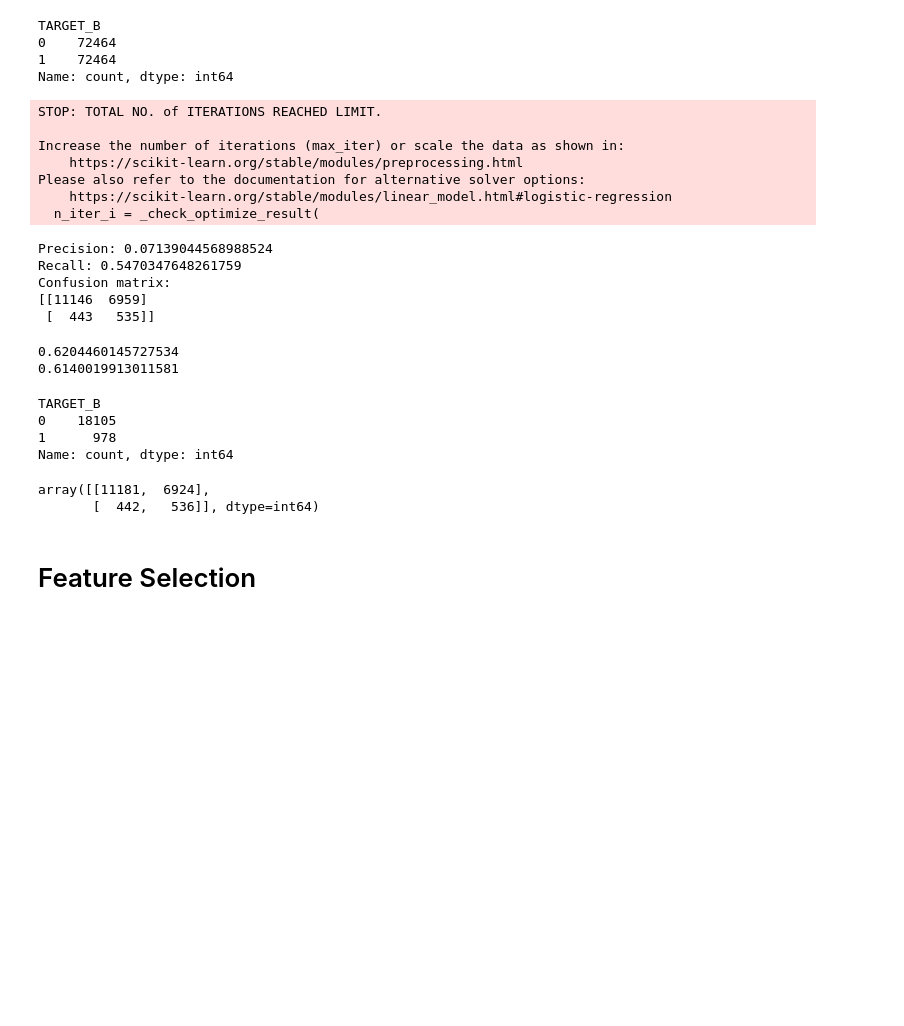
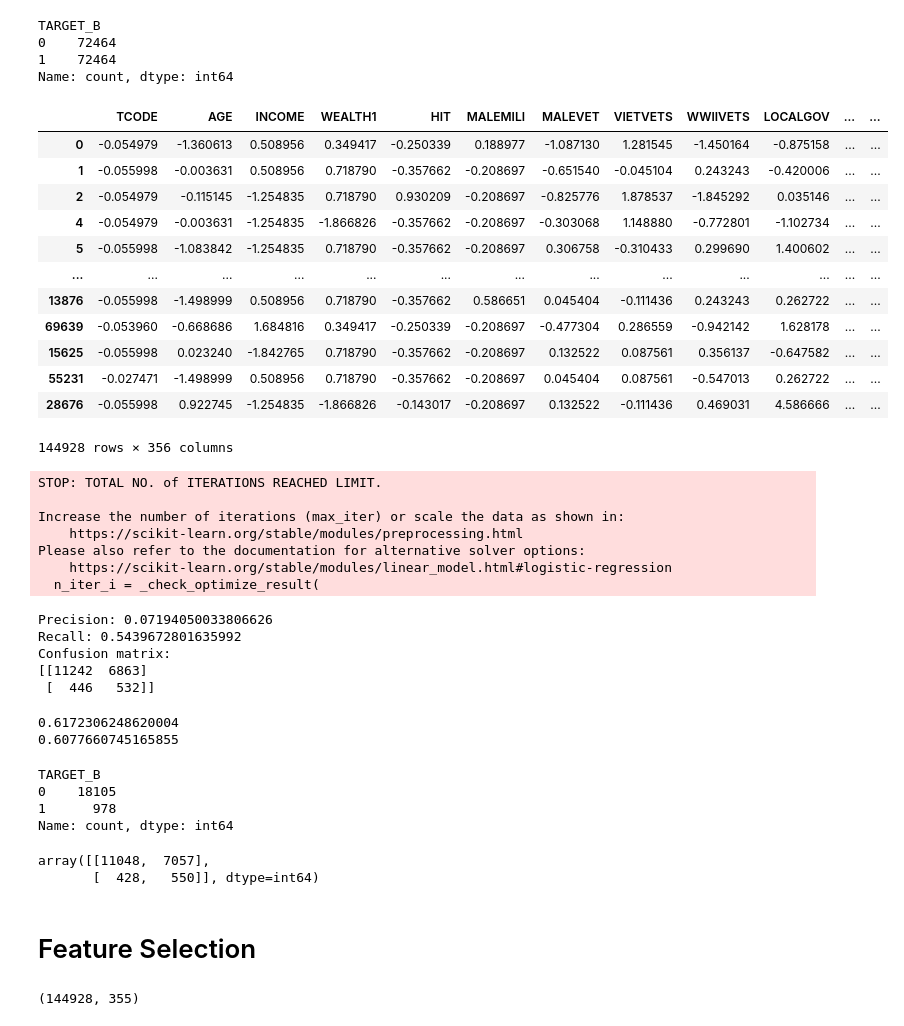
Before and after one commit to tejaldbhatti/lab-handling-data-imbalance-classification, a Jupyter notebook: Health_Care_Imbalance_data.ipynb, the cells around one changed output. Drawn from its saved outputs; the diff is of its cells as text; code cells hidden in the pictures; blank space fills up the shorter version.

```diff
--- a/Health_Care_Imbalance_data.ipynb
+++ b/Health_Care_Imbalance_data.ipynb
@@ -72,8 +72,8 @@ test_num = X_test.select_dtypes(exclude = "object")
 from sklearn.preprocessing import StandardScaler
 
 transformer = StandardScaler().fit(train_num)
-X_train_scale = transformer.transform(train_num)
-X_test_scale = transformer.transform(test_num)
+X_train_scale = pd.DataFrame(transformer.transform(train_num),columns = train_num.columns)
+X_test_scale = pd.DataFrame(transformer.transform(test_num),columns = test_num.columns)
 # %%
 # Encode the categorical features using One-Hot Encoding
 
@@ -82,12 +82,16 @@ from sklearn.preprocessing import OneHotEncoder
 
 encoder = OneHotEncoder(handle_unknown='error', drop='first')
 encoder.fit(train_cat)
-X_train_one_hot = encoder.transform(train_cat).toarray()
-X_test_one_hot= encoder.transform(test_cat).toarray()
+
+cols = encoder.get_feature_names_out(input_features=train_cat.columns)
+
+#X_train_one_hot = encoder.transform(train_cat).toarray()
+X_train_one_hot = pd.DataFrame(encoder.transform(train_cat).toarray(),columns=cols)
+X_test_one_hot= pd.DataFrame(encoder.transform(test_cat).toarray(),columns=cols)
 # %%
 #re-concatenate train_num and train_cat as X_train as well as test_num and test_cat as X_test
-X_train_r = np.concatenate((X_train_scale,X_train_one_hot),axis=1)
-X_test_r = np.concatenate((X_test_scale,X_test_one_hot),axis=1)
+X_train_r = pd.concat((X_train_scale,X_train_one_hot),axis=1)
+X_test_r = pd.concat((X_test_scale,X_test_one_hot),axis=1)
 # %%
 # Fit a logistic regression (classification) model on the training data.
 from sklearn.linear_model import LogisticRegression
@@ -263,6 +240,22 @@ TARGET_B
 0    72464
 1    72464
 Name: count, dtype: int64
+# %%
+data_upsampled
+# %% [output]
+|  | TCODE | AGE | INCOME | WEALTH1 | HIT | MALEMILI | MALEVET | VIETVETS | WWIIVETS | LOCALGOV | ... | ... |
+| 0 | -0.054979 | -1.360613 | 0.508956 | 0.349417 | -0.250339 | 0.188977 | -1.087130 | 1.281545 | -1.450164 | -0.875158 | ... | ... |
+| 1 | -0.055998 | -0.003631 | 0.508956 | 0.718790 | -0.357662 | -0.208697 | -0.651540 | -0.045104 | 0.243243 | -0.420006 | ... | ... |
+| 2 | -0.054979 | -0.115145 | -1.254835 | 0.718790 | 0.930209 | -0.208697 | -0.825776 | 1.878537 | -1.845292 | 0.035146 | ... | ... |
+| 4 | -0.054979 | -0.003631 | -1.254835 | -1.866826 | -0.357662 | -0.208697 | -0.303068 | 1.148880 | -0.772801 | -1.102734 | ... | ... |
+| 5 | -0.055998 | -1.083842 | -1.254835 | 0.718790 | -0.357662 | -0.208697 | 0.306758 | -0.310433 | 0.299690 | 1.400602 | ... | ... |
+| ... | ... | ... | ... | ... | ... | ... | ... | ... | ... | ... | ... | ... |
+| 13876 | -0.055998 | -1.498999 | 0.508956 | 0.718790 | -0.357662 | 0.586651 | 0.045404 | -0.111436 | 0.243243 | 0.262722 | ... | ... |
+| 69639 | -0.053960 | -0.668686 | 1.684816 | 0.349417 | -0.250339 | -0.208697 | -0.477304 | 0.286559 | -0.942142 | 1.628178 | ... | ... |
+| 15625 | -0.055998 | 0.023240 | -1.842765 | 0.718790 | -0.357662 | -0.208697 | 0.132522 | 0.087561 | 0.356137 | -0.647582 | ... | ... |
+| 55231 | -0.027471 | -1.498999 | 0.508956 | 0.718790 | -0.357662 | -0.208697 | 0.045404 | 0.087561 | -0.547013 | 0.262722 | ... | ... |
+| 28676 | -0.055998 | 0.922745 | -1.254835 | -1.866826 | -0.143017 | -0.208697 | 0.132522 | -0.111436 | 0.469031 | 4.586666 | ... | ... |
+144928 rows × 356 columns
 # %%
 y_train_u = data_upsampled["TARGET_B"]
 data_upsampled.drop("TARGET_B", axis =1,inplace =True)
@@ -292,11 +285,11 @@ print("Recall:", recall_u)
 print("Confusion matrix:")
 print(cm_u)
 # %% [output]
-Precision: 0.07139044568988524
-Recall: 0.5470347648261759
+Precision: 0.07194050033806626
+Recall: 0.5439672801635992
 Confusion matrix:
-[[11146  6959]
- [  443   535]]
+[[11242  6863]
+ [  446   532]]
 # %%
 from sklearn.ensemble import RandomForestClassifier
 from sklearn.metrics import confusion_matrix
@@ -314,13 +307,13 @@ y_pred = clf.predict(X_test_r)
 display(y_test.value_counts())
 display(confusion_matrix(y_test, y_pred))
 # %% [output]
-0.6204460145727534
-0.6140019913011581
+0.6172306248620004
+0.6077660745165855
 TARGET_B
 0    18105
 1      978
 Name: count, dtype: int64
-array([[11181,  6924],
-       [  442,   536]], dtype=int64)
+array([[11048,  7057],
+       [  428,   550]], dtype=int64)
 # %% [markdown]
 # Feature Selection
@@ -326,0 +337,4 @@ array([[11181,  6924],
+# %%
+numerical_scaled.shape
+# %% [output]
+(144928, 355)
```
Also changed, not shown: parts of 27 cells of this notebook.
